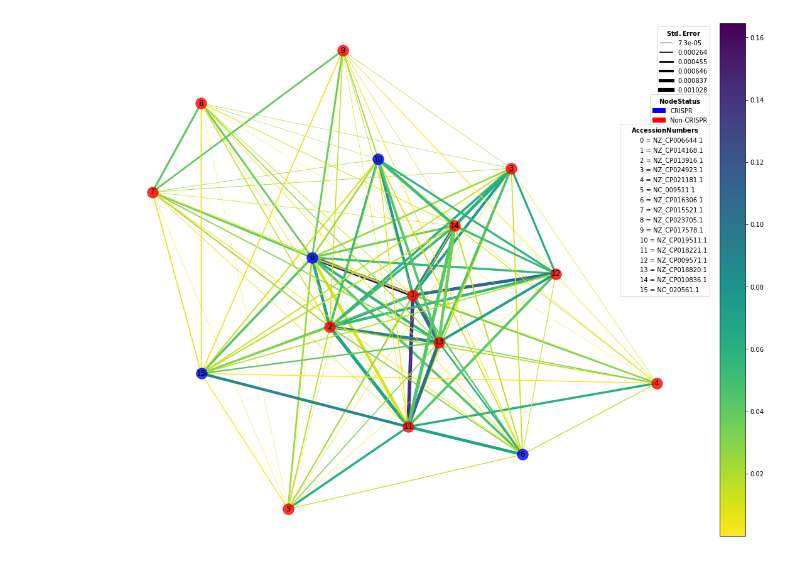
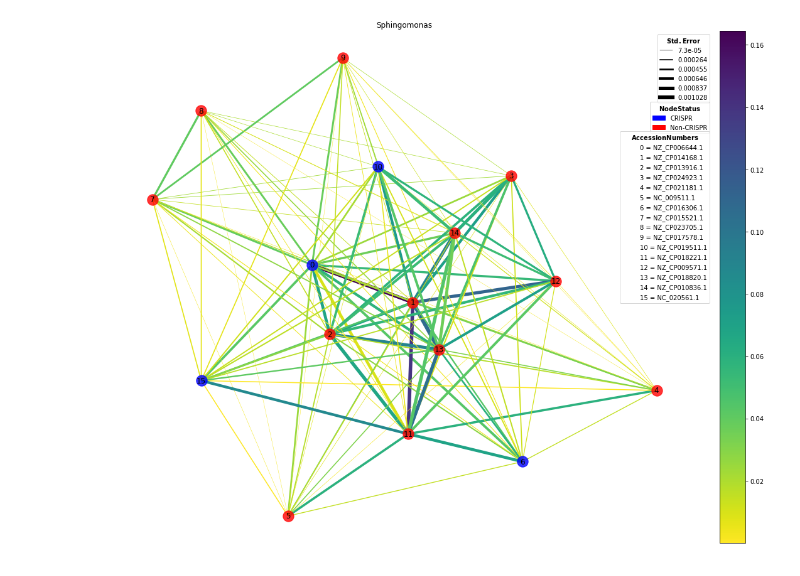
Before and after one commit to DJSiddharthVader/Undergrad_Thesis, a Jupyter notebook: notebooks/plotting.ipynb, the cells around one changed output. Saved outputs shown, nothing was run; the diff lists cells and outputs as text; code cells hidden in the pictures.

```diff
--- a/notebooks/plotting.ipynb
+++ b/notebooks/plotting.ipynb
@@ -15,13 +19,17 @@ import plottingUtils as plu
 # %%
-mpl.rc('text',usetex=False)
+#mpl.rc('text',usetex=False)
+dpi=50
+basefigdir = '/home/sidreed/thesis_SidReed/writing/nontext/figures'
 rnetpath = '/home/sidreed/thesis_SidReed/plotnets/Sphingomonas_plot_network.json'
-df,net = plu.loadnetwork(rnetpath)
+df,net,name = plu.loadnetwork(rnetpath,returnname=True)
 plu.plotNetwork(net,df,
               seed=19,
-              save='/home/sidreed/thesis_SidReed/writing/nontext/figures/network.png',
+              dpi=dpi,
+              name=name,
+              save='{}/network.png'.format(basefigdir),
               layout=nx.spring_layout,
               width_scaling=6000)
 # %% [output]
-[figure, old version]
+[figure, new version]
 # %%
 mdf,stats = plu.loadReports()
```
Also changed, not shown: parts of 13 cells of this notebook.
